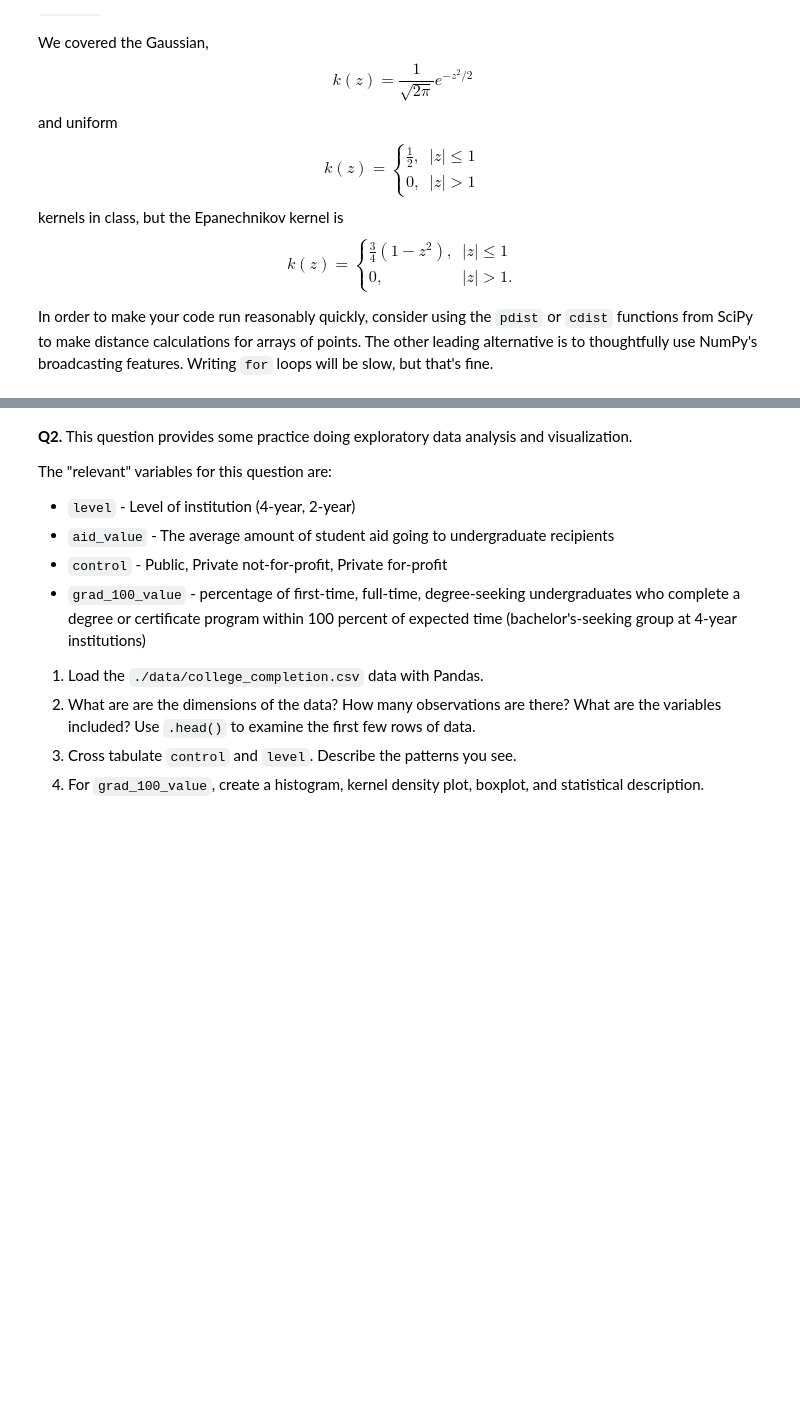
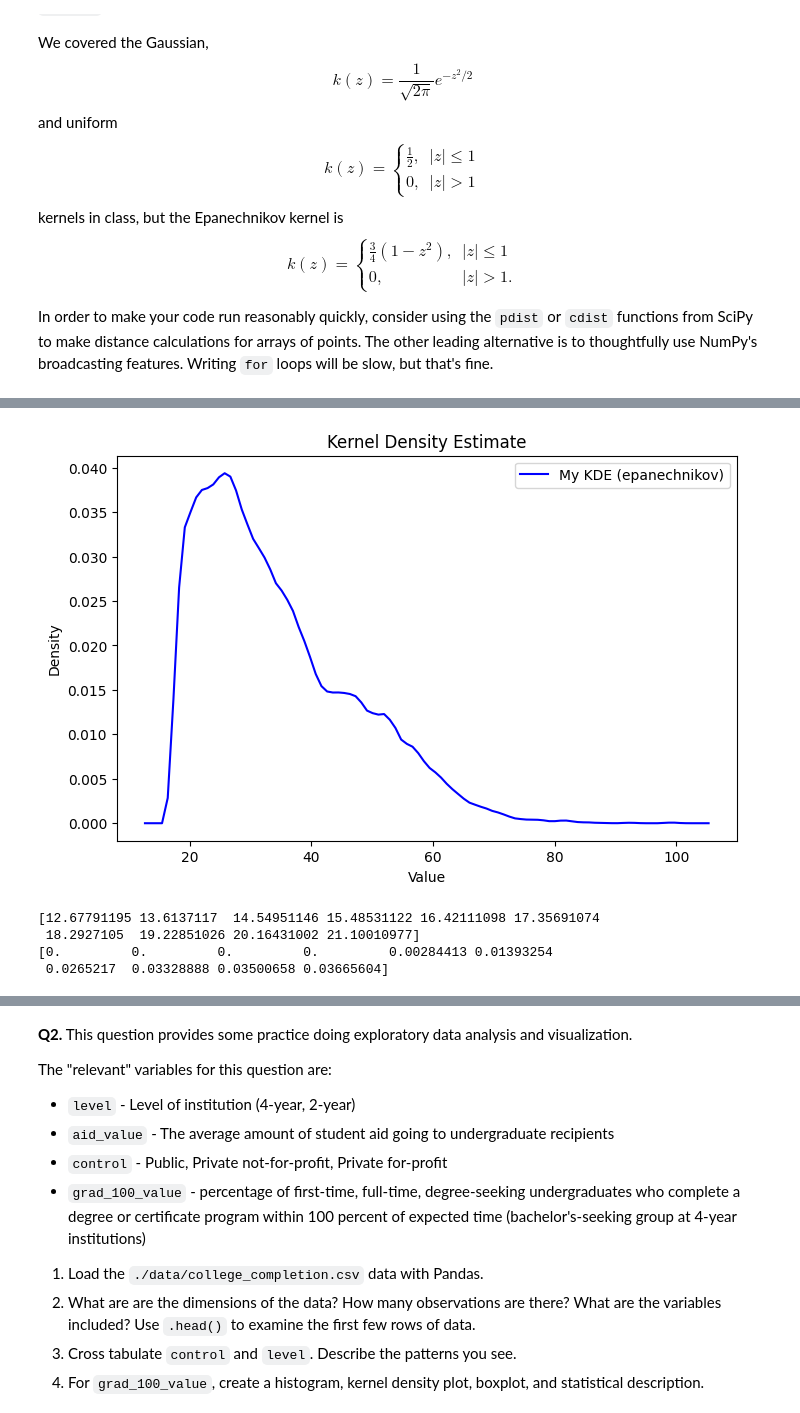
Before and after one commit to hildj/visualization_assignment, a Jupyter notebook: assignment.ipynb, the cells around one changed output, grey strips where cells are left out. Saved outputs shown, nothing was run; the diff lists cells and outputs as text; code cells hidden in the pictures; blank space fills up the shorter version.

```diff
--- a/assignment.ipynb
+++ b/assignment.ipynb
@@ -122,0 +125,14 @@ plt.show()
+# %%
+#Testing Epanechnikov kernel
+
+x_grid_epa, kde_epa = my_kde(data, kernel='epanechnikov')
+print(x_grid_epa[:10])
+print(kde_epa[:10])
+
+data = pretrial_data['age'].dropna()
+# %% [output]
+[figure, added]
+[12.67791195 13.6137117  14.54951146 15.48531122 16.42111098 17.35691074
+ 18.2927105  19.22851026 20.16431002 21.10010977]
+[0.         0.         0.         0.         0.00284413 0.01393254
+ 0.0265217  0.03328888 0.03500658 0.03665604]
```
Also changed, not shown: parts of 4 cells of this notebook.
